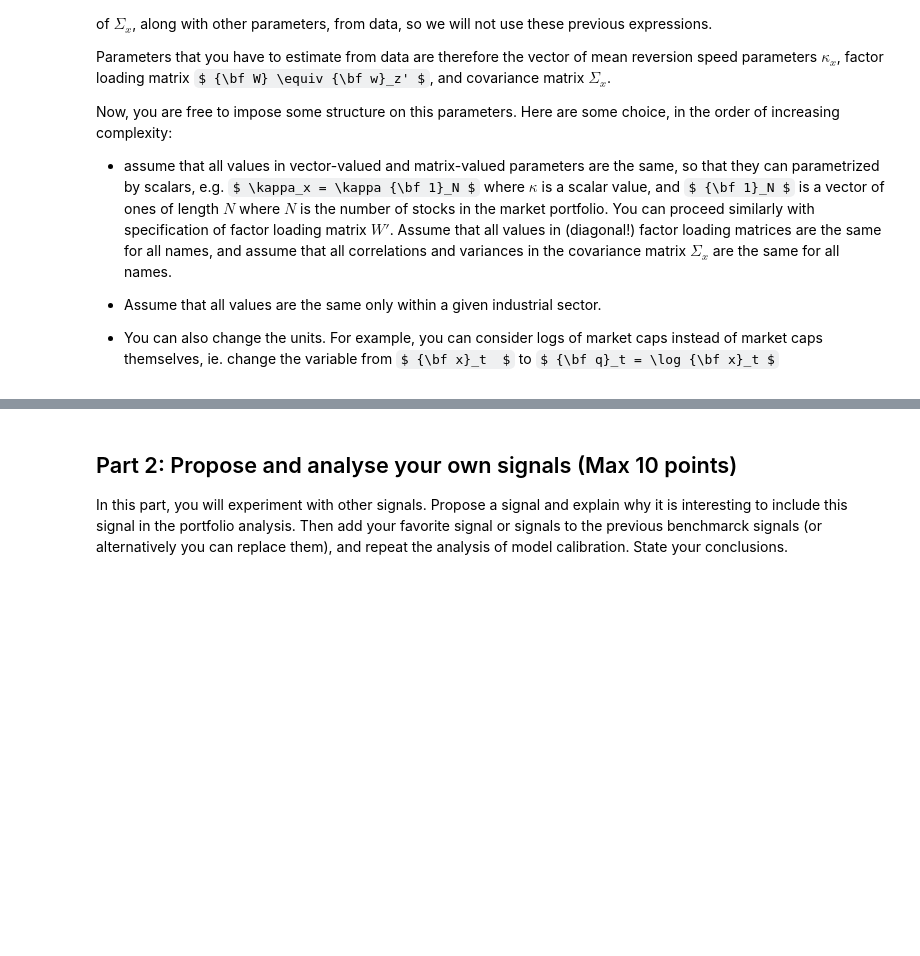
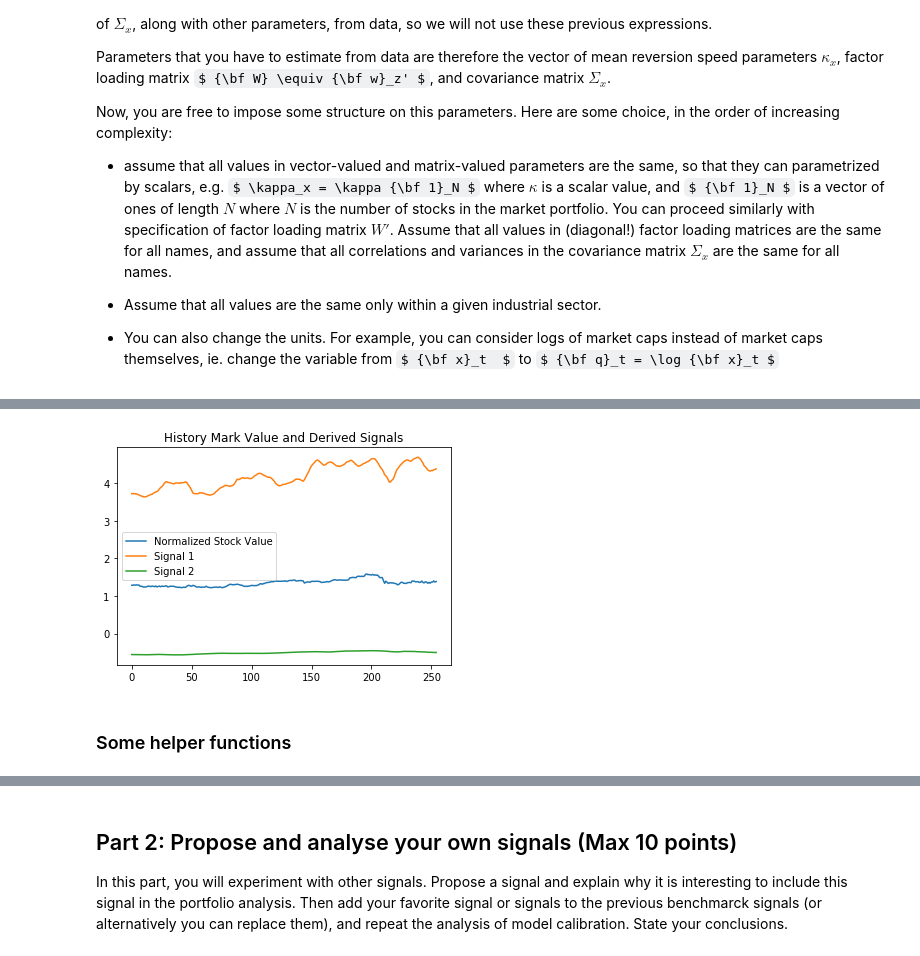
Before and after one commit to dennislamcv1/NYUML, a Jupyter notebook: Reinforcement Learning in Finance/IRL_market_model_DJI_calibration_Coursera.ipynb, the cells around one changed output, grey strips where cells are left out. Cells and saved outputs as stored; diff of their text form; code cells hidden in the pictures; some formulas as TeX source; blank space fills up the shorter version.

```diff
--- a/Reinforcement Learning in Finance/IRL_market_model_DJI_calibration_Coursera.ipynb
+++ b/Reinforcement Learning in Finance/IRL_market_model_DJI_calibration_Coursera.ipynb
@@ -216,2 +261,18 @@ Now, you are free to impose some structure on this parameters. Here are some cho
 # %%
 # Put the rest of you code and analysis for Part I here
+stocks_selected = df_cap.columns.values
+# %%
+# put Pandas Series data into numpy arrays
+xt = df_cap.loc[start_date:end_date, stocks_selected].values
+
+#gt_1 = next_day_return.loc[start_date:end_date, stocks_selected].values
+#gt_2 = random_signal.loc[start_date:end_date, stocks_selected].values
+
+gt_2 = long_rolling.loc[start_date:end_date, stocks_selected].values
+gt_1 = short_rolling.loc[start_date:end_date, stocks_selected].values
+
+
+npts = xt.shape[0]
+xtp=xt[1:npts]
+
+print (xt.shape, gt_1.shape, gt_2.shape)
@@ -217,0 +288,23 @@ Now, you are free to impose some structure on this parameters. Here are some cho
+# %%
+nsteps = xt.shape[0]
+ppt = range(0,nsteps,1)
+
+market_mean = 160.e9
+estimated_sigma = 0.1
+
+xn = xt / market_mean
+zt_1 = gt_1/market_mean - 1.
+zt_2 = gt_2/market_mean - 1.
+dt=1.0
+
+
+plt.plot(ppt,xn[:,5],label = 'Normalized Stock Value')
+plt.plot(ppt,zt_1[:,0],label = 'Signal 1')
+plt.plot(ppt,zt_2[:,1],label = 'Signal 2')
+plt.legend(loc='best')
+plt.title('History Mark Value and Derived Signals')
+plt.show()
+# %% [output]
+[figure, added]
+# %% [markdown]
+### Some helper functions
```
Also changed, not shown: parts of 42 cells of this notebook, 4 other files.
